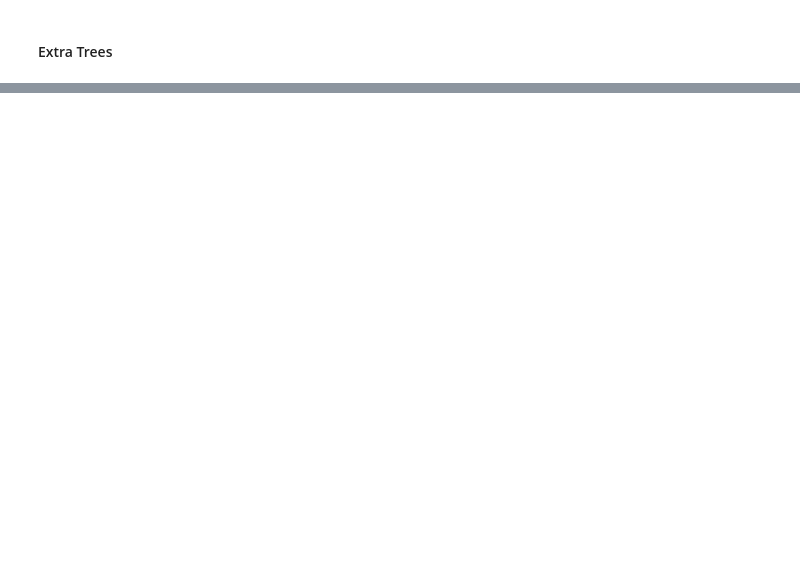
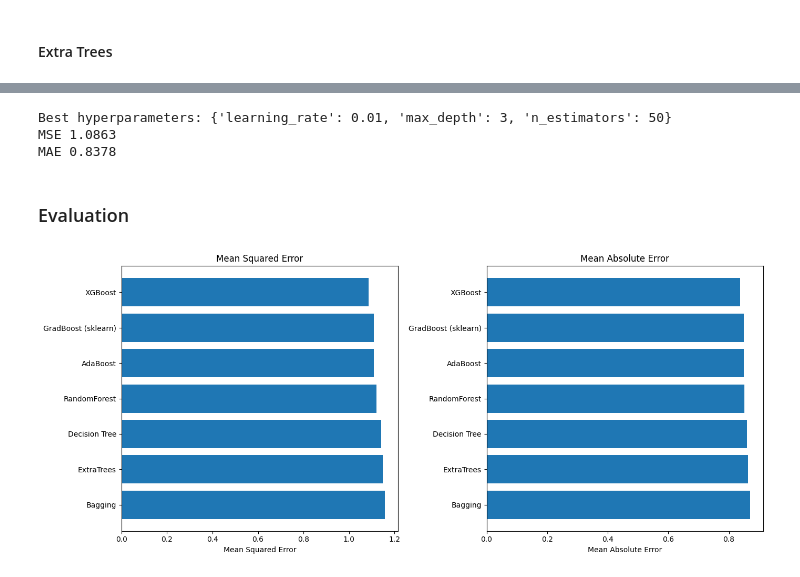
Before and after one commit to peter-b-k/ensemble-learning-qrt, a Jupyter notebook: QRT-Modeling.ipynb, the cells around one changed output, grey strips where cells are left out. Saved outputs shown, nothing was run; the diff lists cells and outputs as text; code cells hidden in the pictures; blank space fills up the shorter version.

```diff
--- a/QRT-Modeling.ipynb
+++ b/QRT-Modeling.ipynb
@@ -246,2 +275,27 @@ MAE 0.8500
 # %% [markdown]
 #### Extra Trees
+# %%
+# Define the parameter grid
+param_grid = {
+    'n_estimators': [50, 100, 150, 300, 500],
+    'max_depth': [None, 10, 20],
+}
+
+# Initialize GridSearchCV
+extra_trees_grid = GridSearchCV(
+    estimator=ExtraTreesRegressor(),
+    param_grid=param_grid,
+    cv=5,  # Cross-validation folds
+    scoring='neg_mean_squared_error',  # Scoring metric
+    n_jobs=-1
+)
+
+# Fit GridSearchCV to your data
+extra_trees_grid.fit(X_train, Y_train.values.reshape(-1,1).ravel())
+
+# Get the best parameters
+best_params = extra_trees_grid.best_params_
+print("Best hyperparameters:", best_params)
+
+# Evaluate model
+mse_extra_trees, mae_extra_trees = evaluate_model(extra_trees_grid,X_test,Y_test)
@@ -247,0 +308,55 @@ MAE 0.8500
+# %%
+import xgboost as xgb
+
+# Define the parameter grid
+param_grid = {
+    'n_estimators': [50, 100, 150],
+    'learning_rate': [0.01, 0.1, 1.0],
+    'max_depth': [3, 5, 7],
+}
+
+# Initialize GridSearchCV
+xgb_grid = GridSearchCV(
+    estimator=xgb.XGBRegressor(),
+    param_grid=param_grid,
+    cv=5,  # Cross-validation folds
+    scoring='neg_mean_squared_error',  # Scoring metric
+    n_jobs=-1
+)
+
+# Fit GridSearchCV to your data
+xgb_grid.fit(X_train, Y_train)
+
+# Get the best parameters
+best_params = xgb_grid.best_params_
+print("Best hyperparameters:", best_params)
+
+# Evaluate model
+predictions = xgb_grid.predict(X_test)
+mse_xgb, mae_xgb = evaluate_model(xgb_grid,X_test, Y_test)
+# %% [output]
+Best hyperparameters: {'learning_rate': 0.01, 'max_depth': 3, 'n_estimators': 50}
+MSE 1.0863
+MAE 0.8378
+# %% [markdown]
+### Evaluation
+# %%
+results = pd.DataFrame(
+    data={'MSE':[mse_dt,mse_bgr,mse_rf,mse_adaboost,mse_grad_boost,mse_extra_trees,mse_xgb],
+          'MAE':[mae_dt,mae_bgr,mae_rf,mae_adaboost,mae_grad_boost,mae_extra_trees,mae_xgb]},
+    index=['Decision Tree','Bagging','RandomForest','AdaBoost','GradBoost (sklearn)','ExtraTrees','XGBoost']
+)
+# %%
+fig, axes = plt.subplots(1, 2, figsize=(14, 6))
+# Plot MSE values
+axes[0].barh(results['MSE'].sort_values(ascending=False).index, results['MSE'].sort_values(ascending=False))
+axes[0].set_xlabel('Mean Squared Error')
+axes[0].set_title('Mean Squared Error')
+# Plot MAE values
+axes[1].barh(results['MAE'].sort_values(ascending=False).index, results['MAE'].sort_values(ascending=False))
+axes[1].set_xlabel('Mean Absolute Error')
+axes[1].set_title('Mean Absolute Error')
+plt.tight_layout()
+plt.show()
+# %% [output]
+[figure, added]
```
Also changed, not shown: parts of 7 cells of this notebook.
